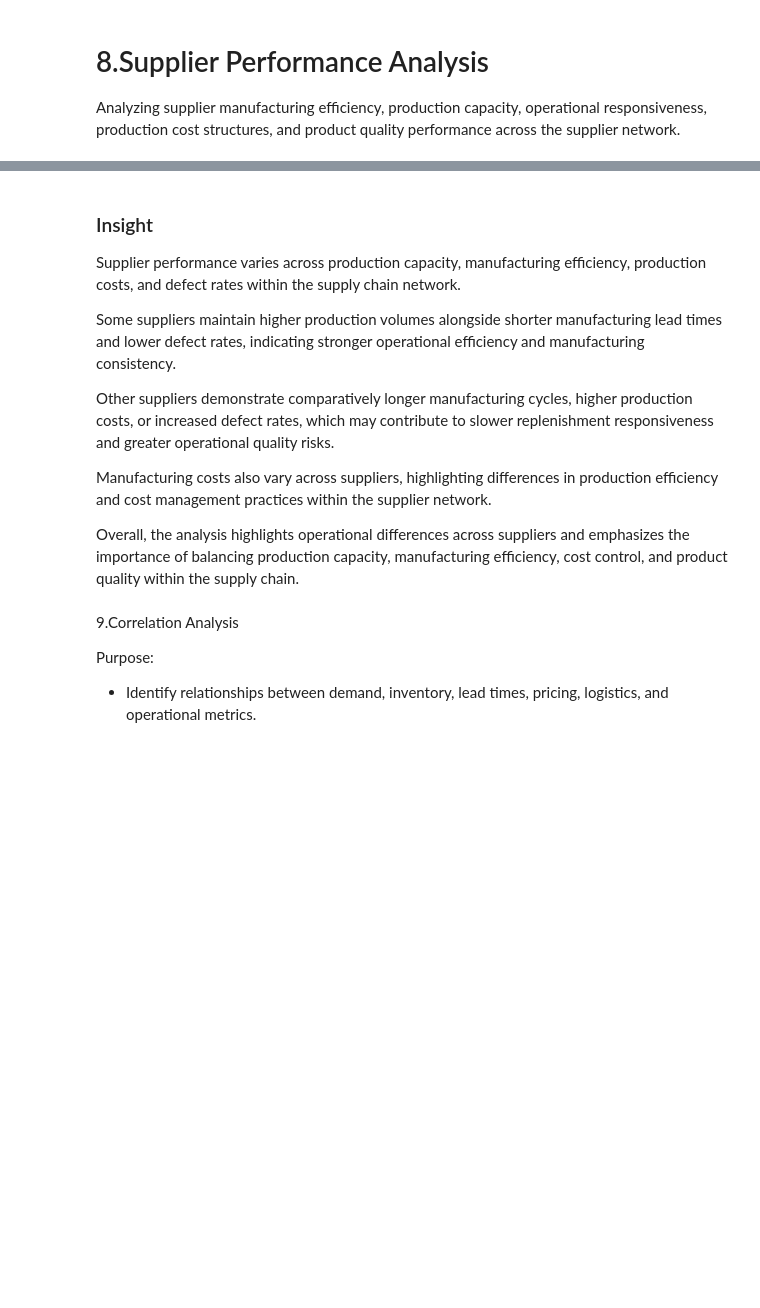
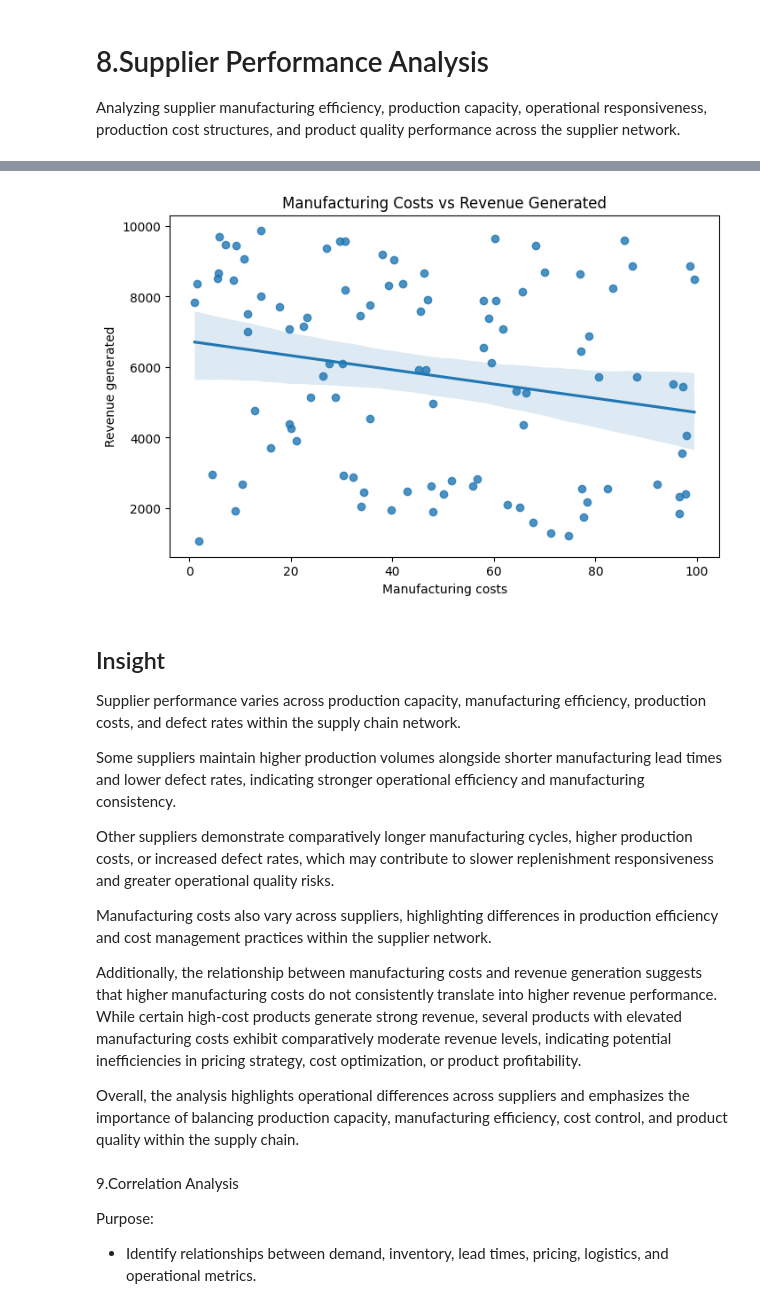
Before and after one commit to sarathkumarkrishnasha132-ctrl/supply-chain-operations-dashboard, a Jupyter notebook: python/Supply chain analysis.ipynb, the cells around one changed output, grey strips where cells are left out. Cells and saved outputs as stored; diff of their text form; code cells hidden in the pictures; blank space fills up the shorter version.

Commit message:
Updated SQL analysis and insights

```diff
--- a/python/Supply chain analysis.ipynb
+++ b/python/Supply chain analysis.ipynb
@@ -369,8 +398,22 @@ supplier_performance
 | Supplier 3 | 533 | 14.9 days | $43.63 | 2.47% |
 | Supplier 4 | 653 | 15.3 days | $62.71 | 2.34% |
 | Supplier 5 | 521 | 16.3 days | $44.77 | 2.67% |
+# %%
+plt.figure(figsize=(8,5))
+
+sns.regplot(
+    x='Manufacturing costs',
+    y='Revenue generated',
+    data=df
+)
+
+plt.title('Manufacturing Costs vs Revenue Generated')
+
+plt.show()
+# %% [output]
+[figure, added]
 # %% [markdown]
-### Insight
+## Insight
 
 Supplier performance varies across production capacity, manufacturing efficiency, production costs, and defect rates within the supply chain network.
 
@@ -380,6 +423,8 @@ Other suppliers demonstrate comparatively longer manufacturing cycles, higher pr
 
 Manufacturing costs also vary across suppliers, highlighting differences in production efficiency and cost management practices within the supplier network.
 
+Additionally, the relationship between manufacturing costs and revenue generation suggests that higher manufacturing costs do not consistently translate into higher revenue performance. While certain high-cost products generate strong revenue, several products with elevated manufacturing costs exhibit comparatively moderate revenue levels, indicating potential inefficiencies in pricing strategy, cost optimization, or product profitability.
+
 Overall, the analysis highlights operational differences across suppliers and emphasizes the importance of balancing production capacity, manufacturing efficiency, cost control, and product quality within the supply chain.
 # %% [markdown]
 9.Correlation Analysis
```
Also changed, not shown: parts of 2 cells of this notebook.
